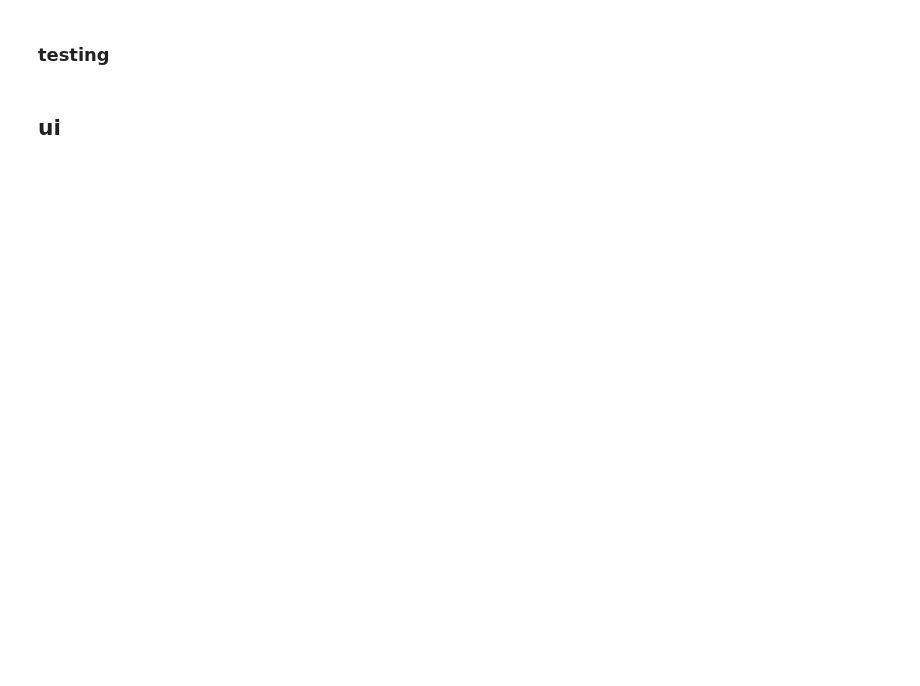
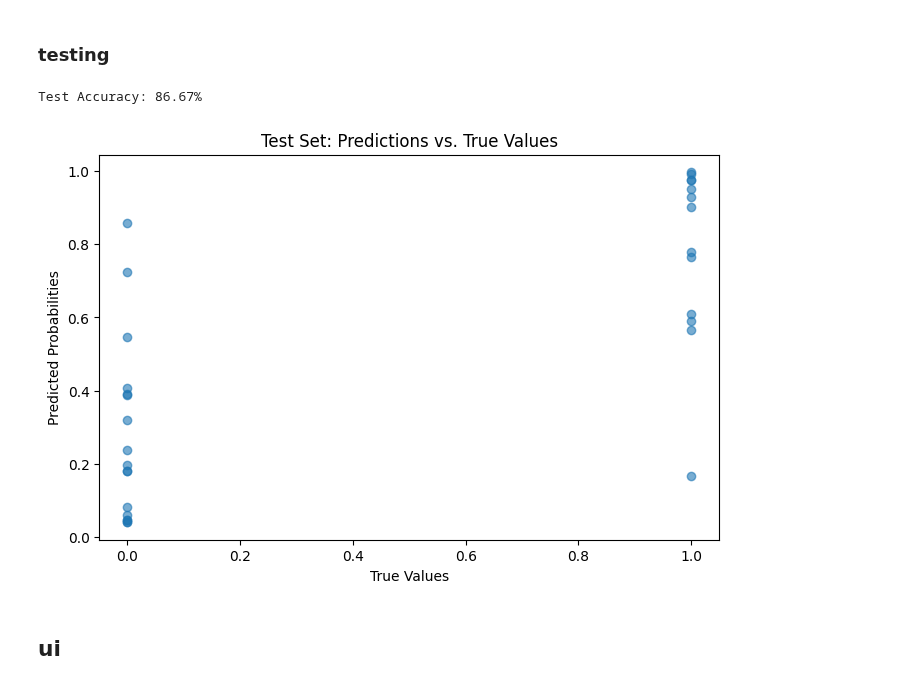
Before and after one commit to LeoMaskell/python-AIs, a Jupyter notebook: heartAttackPred/ai3.ipynb, the cells around one changed output. Cells and saved outputs as stored; diff of their text form; code cells hidden in the pictures; blank space fills up the shorter version.

```diff
--- a/heartAttackPred/ai3.ipynb
+++ b/heartAttackPred/ai3.ipynb
@@ -93,8 +96,6 @@ print(inputs.shape, targets.shape)
 # %% [output]
 torch.Size([267, 13]) torch.Size([267])
 # %%
-# import testing dataset
-
 # Clean column names
 test_set.columns = test_set.columns.str.strip()
 
@@ -105,16 +106,17 @@ test_set = test_set.replace('?', np.nan)
 test_set = test_set.dropna()
 test_set = test_set.astype(float)
 
+# Split features and labels
+X_test = test_set.drop("diagnosis", axis=1)
+y_test = test_set["diagnosis"]
+y_test = (y_test > 0.5).astype(float)  # Ensures only 0 or 1
+
 # Use the same scaler as for training
-X_scaled = scaler.transform(X)
-
-# Split features and labels
-X = test_set.drop("diagnosis", axis=1)
-y = test_set["diagnosis"]
+X_scaled = scaler.transform(X_test)
 
 # Convert to PyTorch tensors
 test_tensor = torch.tensor(X_scaled, dtype=torch.float32)
-test_target = torch.tensor(y.values, dtype=torch.float32)
+test_target = torch.tensor(y_test.values, dtype=torch.float32)
 
 print(test_tensor.shape, test_target.shape)
 # %% [output]
@@ -225,4 +247,23 @@ Training Accuracy: 22.85%
 # %% [markdown]
 ### testing
+# %%
+# Test the model on the test set
+with torch.no_grad():
+    test_outputs = model(test_tensor)
+    test_probs = torch.sigmoid(test_outputs)
+    test_predicted = (test_probs > 0.5).float()
+    test_accuracy = (test_predicted == test_target.view(-1, 1)).float().mean()
+    print(f"Test Accuracy: {test_accuracy.item()*100:.2f}%")
+
+    # Optional: plot predictions vs. true values
+    plt.figure(figsize=(8, 5))
+    plt.scatter(test_target.numpy(), test_probs.numpy(), alpha=0.6)
+    plt.xlabel("True Values")
+    plt.ylabel("Predicted Probabilities")
+    plt.title("Test Set: Predictions vs. True Values")
+    plt.show()
+# %% [output]
+Test Accuracy: 86.67%
+[figure, added]
 # %% [markdown]
 ## ui
```
Also changed, not shown: parts of 9 cells of this notebook.
